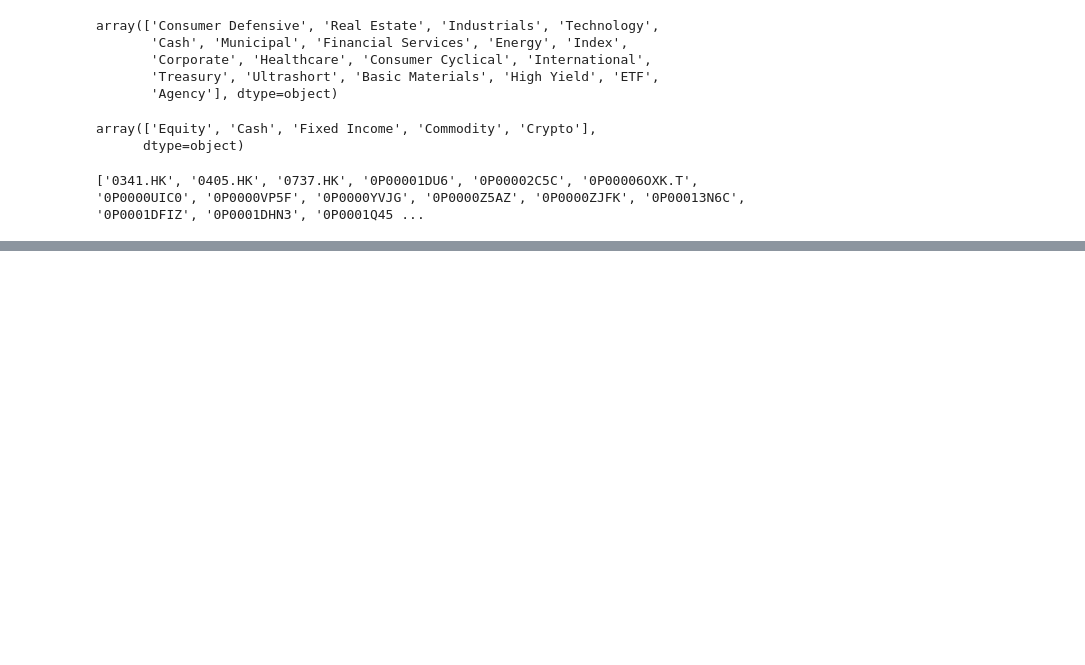
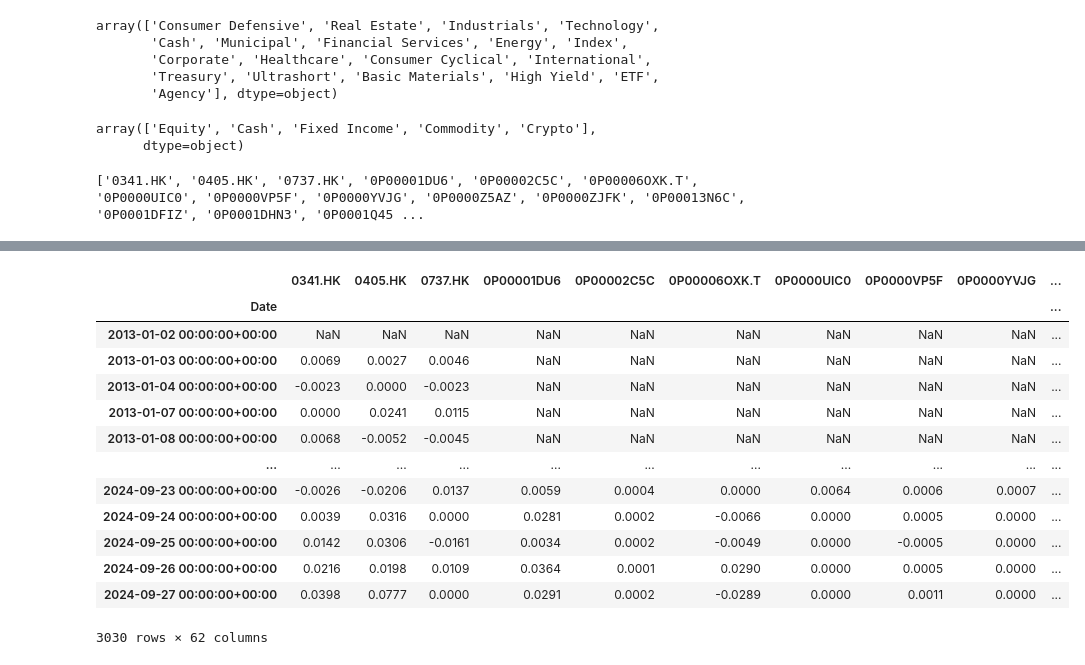
Before and after one commit to thomas-choi/Fund_Portfolio_Allocation, a Jupyter notebook: IAM_data_preprocess.ipynb, the cells around one changed output, grey strips where cells are left out. Saved outputs shown, nothing was run; the diff lists cells and outputs as text; code cells hidden in the pictures; blank space fills up the shorter version.

```diff
--- a/IAM_data_preprocess.ipynb
+++ b/IAM_data_preprocess.ipynb
@@ -100,6 +129,22 @@ r_index["S"]
 # %%
 returns = calculate_returns(data)
-n=display(returns)
+display(returns)
+returns.to_csv("IAM_Returns.txt")
+# %% [output]
+|  | 0341.HK | 0405.HK | 0737.HK | 0P00001DU6 | 0P00002C5C | 0P00006OXK.T | 0P0000UIC0 | 0P0000VP5F | 0P0000YVJG | ... |
+| Date |  |  |  |  |  |  |  |  |  | ... |
+| 2013-01-02 00:00:00+00:00 | NaN | NaN | NaN | NaN | NaN | NaN | NaN | NaN | NaN | ... |
+| 2013-01-03 00:00:00+00:00 | 0.0069 | 0.0027 | 0.0046 | NaN | NaN | NaN | NaN | NaN | NaN | ... |
+| 2013-01-04 00:00:00+00:00 | -0.0023 | 0.0000 | -0.0023 | NaN | NaN | NaN | NaN | NaN | NaN | ... |
+| 2013-01-07 00:00:00+00:00 | 0.0000 | 0.0241 | 0.0115 | NaN | NaN | NaN | NaN | NaN | NaN | ... |
+| 2013-01-08 00:00:00+00:00 | 0.0068 | -0.0052 | -0.0045 | NaN | NaN | NaN | NaN | NaN | NaN | ... |
+| ... | ... | ... | ... | ... | ... | ... | ... | ... | ... | ... |
+| 2024-09-23 00:00:00+00:00 | -0.0026 | -0.0206 | 0.0137 | 0.0059 | 0.0004 | 0.0000 | 0.0064 | 0.0006 | 0.0007 | ... |
+| 2024-09-24 00:00:00+00:00 | 0.0039 | 0.0316 | 0.0000 | 0.0281 | 0.0002 | -0.0066 | 0.0000 | 0.0005 | 0.0000 | ... |
+| 2024-09-25 00:00:00+00:00 | 0.0142 | 0.0306 | -0.0161 | 0.0034 | 0.0002 | -0.0049 | 0.0000 | -0.0005 | 0.0000 | ... |
+| 2024-09-26 00:00:00+00:00 | 0.0216 | 0.0198 | 0.0109 | 0.0364 | 0.0001 | 0.0290 | 0.0000 | 0.0005 | 0.0000 | ... |
+| 2024-09-27 00:00:00+00:00 | 0.0398 | 0.0777 | 0.0000 | 0.0291 | 0.0002 | -0.0289 | 0.0000 | 0.0011 | 0.0000 | ... |
+3030 rows × 62 columns
 # %%
 df = calculate_date_range(data, returns.columns.to_list())
 display(df)
```
Also changed, not shown: parts of 11 cells of this notebook, 4 other files.
